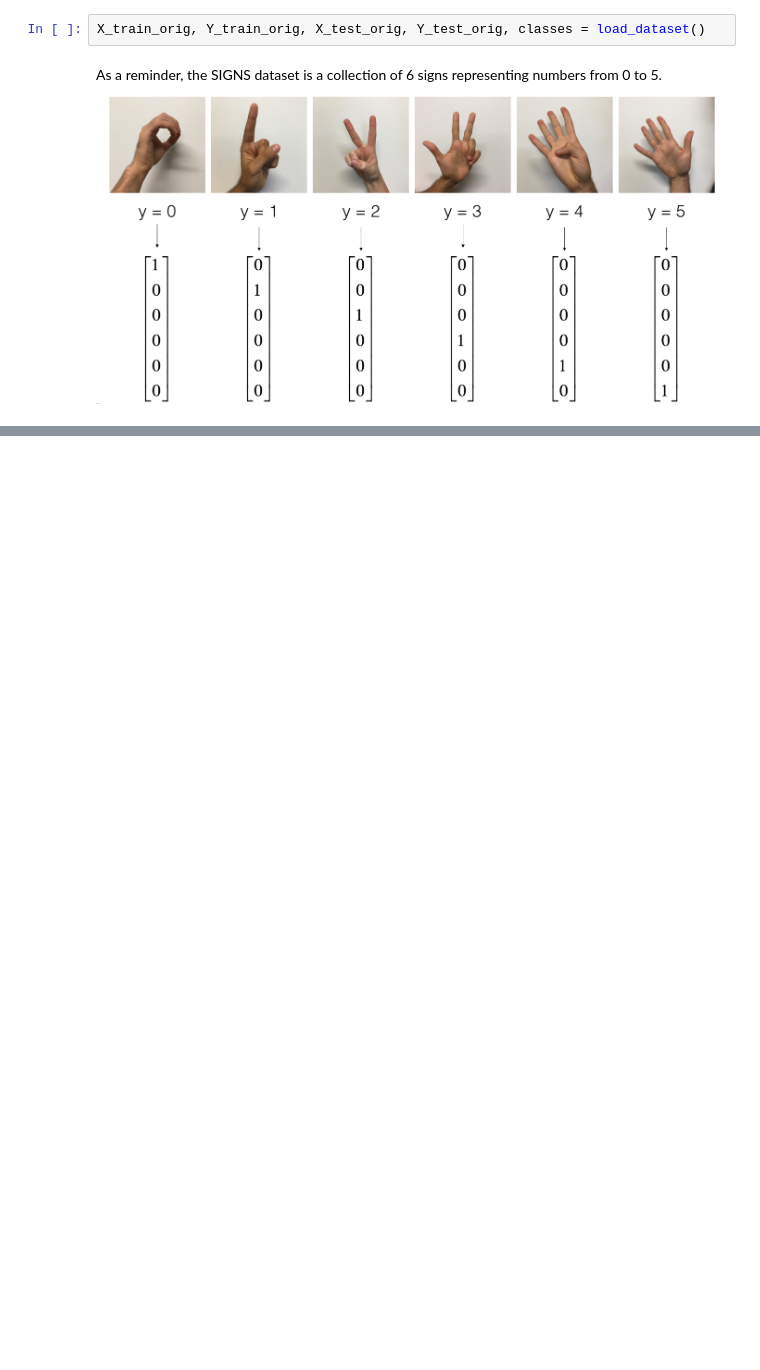
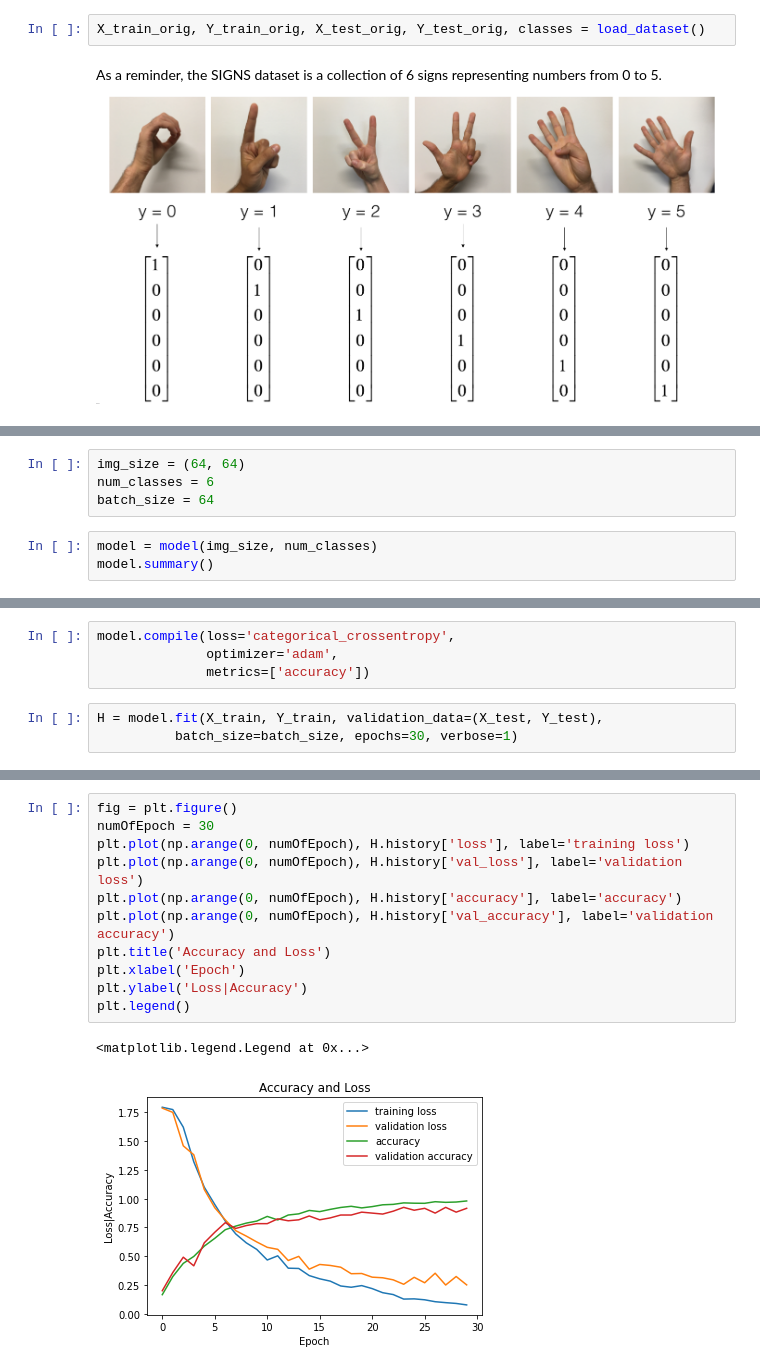
Before and after one commit to lehanh19/DeepLearning, a Jupyter notebook: ConvolutionNeuralNetWork/Convolutional_Model/Convolutional_model_application.ipynb, the cells around one changed output, grey strips where cells are left out. Saved outputs shown, nothing was run; the diff lists cells and outputs as text; blank space fills up the shorter version.

Commit message:
Update model

```diff
--- a/ConvolutionNeuralNetWork/Convolutional_Model/Convolutional_model_application.ipynb
+++ b/ConvolutionNeuralNetWork/Convolutional_Model/Convolutional_model_application.ipynb
@@ -16,0 +78,7 @@ As a reminder, the SIGNS dataset is a collection of 6 signs representing numbers
+# %%
+img_size = (64, 64)
+num_classes = 6
+batch_size = 64
+# %%
+model = model(img_size, num_classes)
+model.summary()
@@ -16,0 +103,7 @@ As a reminder, the SIGNS dataset is a collection of 6 signs representing numbers
+# %%
+model.compile(loss='categorical_crossentropy',
+              optimizer='adam',
+              metrics=['accuracy'])
+# %%
+H = model.fit(X_train, Y_train, validation_data=(X_test, Y_test),
+          batch_size=batch_size, epochs=30, verbose=1)
@@ -16,0 +128,14 @@ As a reminder, the SIGNS dataset is a collection of 6 signs representing numbers
+# %%
+fig = plt.figure()
+numOfEpoch = 30
+plt.plot(np.arange(0, numOfEpoch), H.history['loss'], label='training loss')
+plt.plot(np.arange(0, numOfEpoch), H.history['val_loss'], label='validation loss')
+plt.plot(np.arange(0, numOfEpoch), H.history['accuracy'], label='accuracy')
+plt.plot(np.arange(0, numOfEpoch), H.history['val_accuracy'], label='validation accuracy')
+plt.title('Accuracy and Loss')
+plt.xlabel('Epoch')
+plt.ylabel('Loss|Accuracy')
+plt.legend()
+# %% [output]
+<matplotlib.legend.Legend at 0x...>
+[figure, added]
```
Also changed, not shown: parts of 14 cells of this notebook, 2 other files.
